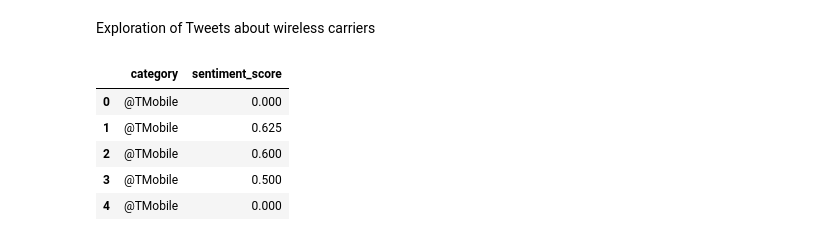
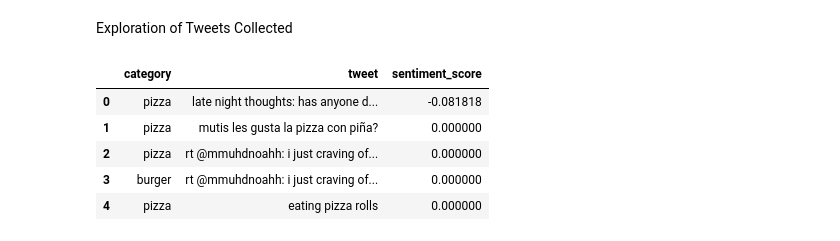
Before and after one commit to Engines-screaming/tweet_miner, a Jupyter notebook: eda/exploration.ipynb, the cells around one changed output. Cells and saved outputs as stored; diff of their text form; code cells hidden in the pictures.

```diff
--- a/eda/exploration.ipynb
+++ b/eda/exploration.ipynb
@@ -1,19 +1,20 @@
 # %% [markdown]
-Exploration of Tweets about wireless carriers
+Exploration of Tweets Collected
 # %%
 import sqlite3
 import pandas as pd
 import seaborn as sns
+import matplotlib.pyplot as plt
 
 # import data
-conn = sqlite3.connect('../data/wireless.db')
+conn = sqlite3.connect('../data/food.db')
 sql = 'select * from tweets'
 df = pd.read_sql(sql, conn)
-df.head()
+df.head()  # preview
 # %% [output]
-|  | category | sentiment_score |
-| 0 | @TMobile | 0.000 |
-| 1 | @TMobile | 0.625 |
-| 2 | @TMobile | 0.600 |
-| 3 | @TMobile | 0.500 |
-| 4 | @TMobile | 0.000 |
+|  | category | tweet | sentiment_score |
+| 0 | pizza | late night thoughts: has anyone d... | -0.081818 |
+| 1 | pizza | mutis les gusta la pizza con piña? | 0.000000 |
+| 2 | pizza | rt @mmuhdnoahh: i just craving of... | 0.000000 |
+| 3 | burger | rt @mmuhdnoahh: i just craving of... | 0.000000 |
+| 4 | pizza | eating pizza rolls | 0.000000 |
```
Also changed, not shown: parts of 6 cells of this notebook, 2 other files.
